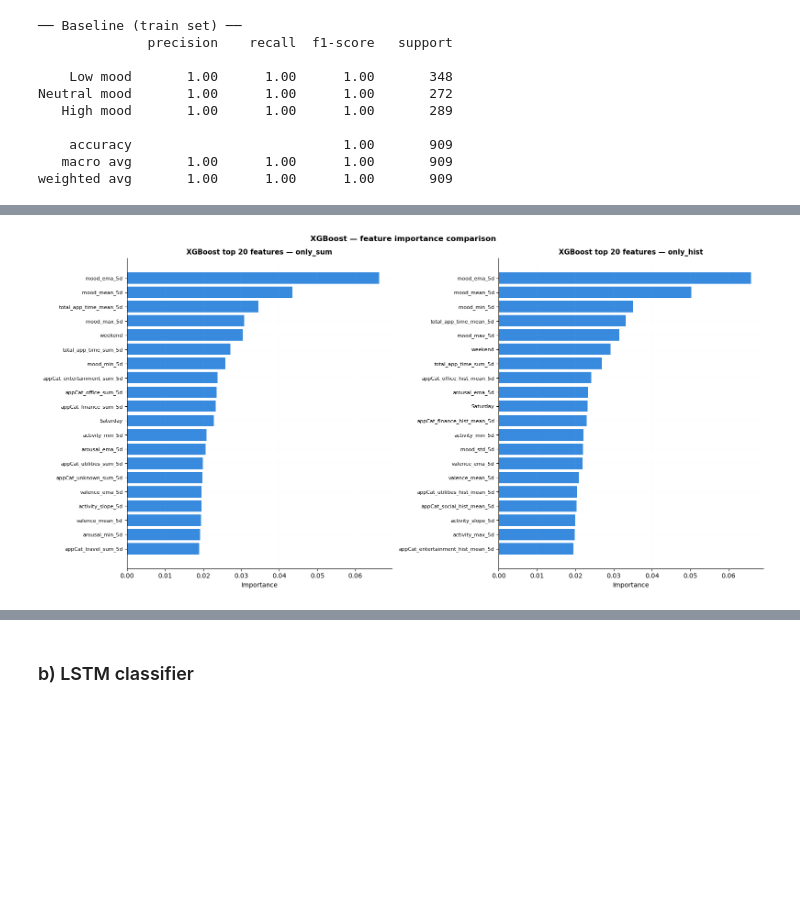
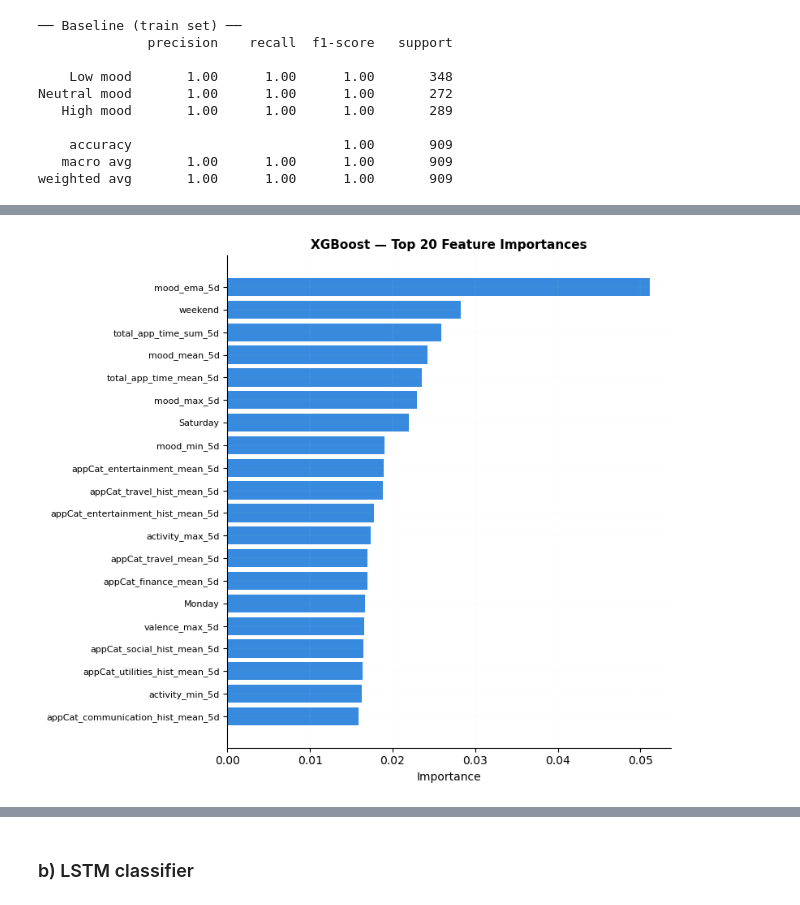
Before and after one commit to alicja-a-d/Data_Mining, a Jupyter notebook: assignment1_def.ipynb, the cells around one changed output, grey strips where cells are left out. Cells and saved outputs as stored; diff of their text form; code cells hidden in the pictures; blank space fills up the shorter version.

```diff
--- a/assignment1_def.ipynb
+++ b/assignment1_def.ipynb
@@ -892,24 +866,19 @@ plt.show()
 # %%
-fig, axes = plt.subplots(1, 2, figsize=(16, 8))
+# feature importance plot (top 20 features)
+importances   = results_xgb["model"].feature_importances_
+feature_names = list(results_xgb["X_train"].columns)
+indices       = np.argsort(importances)[-20:]
+top_names     = [feature_names[i] for i in indices]
+top_vals      = importances[indices]
 
-for ax, (name, res) in zip(axes, results_xgb.items()):
-    importances   = res["model"].feature_importances_
-    feature_names = list(res["X_train"].columns)  # get names from the training data
-
-    # sort and take top 20
-    indices = np.argsort(importances)[-20:]
-    top_names = [feature_names[i] for i in indices]
-    top_vals  = importances[indices]
-
-    ax.barh(range(len(top_names)), top_vals, color=BLUE)
-    ax.set_yticks(range(len(top_names)))
-    ax.set_yticklabels(top_names, fontsize=8)
-    ax.set_xlabel("Importance")
-    ax.set_title(f"XGBoost top 20 features — {name}")
-
-plt.suptitle("XGBoost — feature importance comparison", fontweight="bold")
+fig, ax = plt.subplots(figsize=(8, 7))
+ax.barh(range(len(top_names)), top_vals, color=BLUE)
+ax.set_yticks(range(len(top_names)))
+ax.set_yticklabels(top_names, fontsize=8)
+ax.set_xlabel("Importance")
+ax.set_title("XGBoost — Top 20 Feature Importances")
 plt.tight_layout()
 plt.savefig("figures/xgb_feature_importance.png", dpi=150)
 plt.show()
 # %% [output]
-[figure, old version]
+[figure, new version]
```
Also changed, not shown: parts of 33 cells of this notebook, 46 other files.
